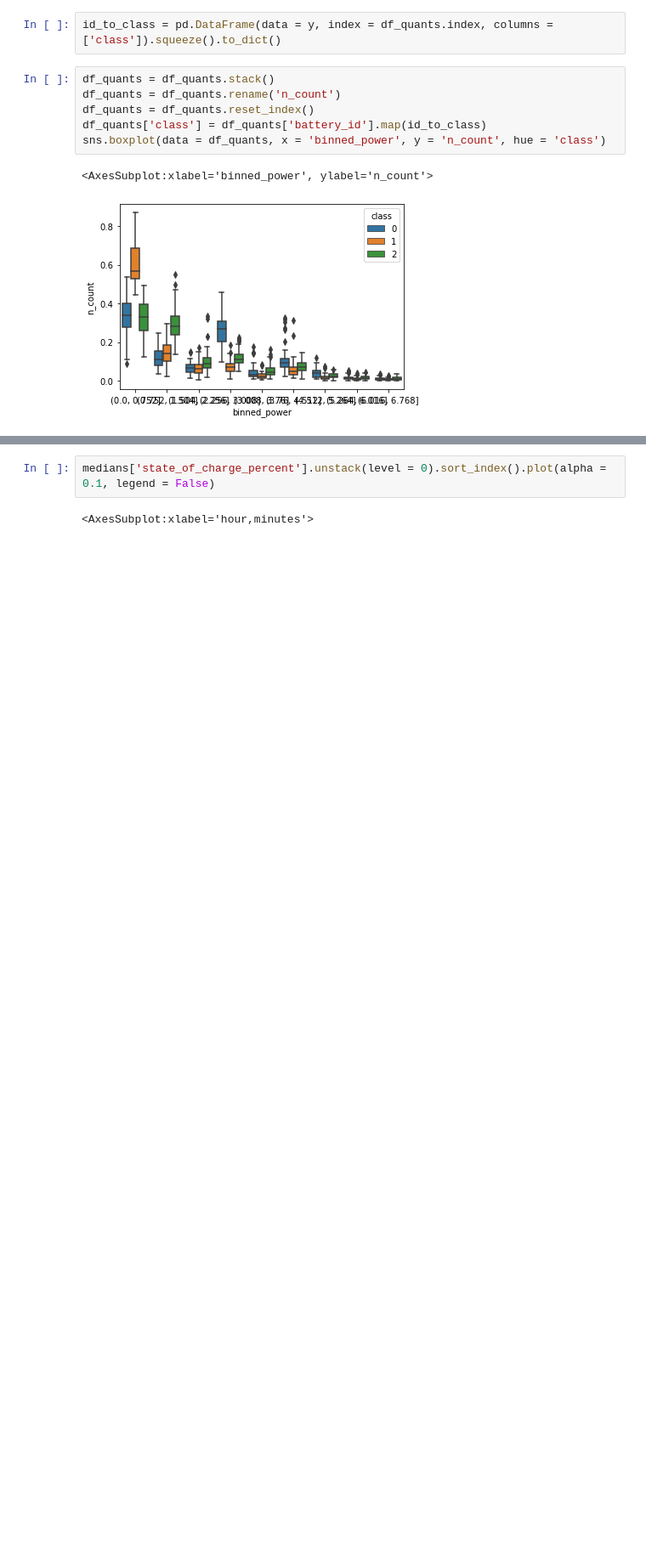
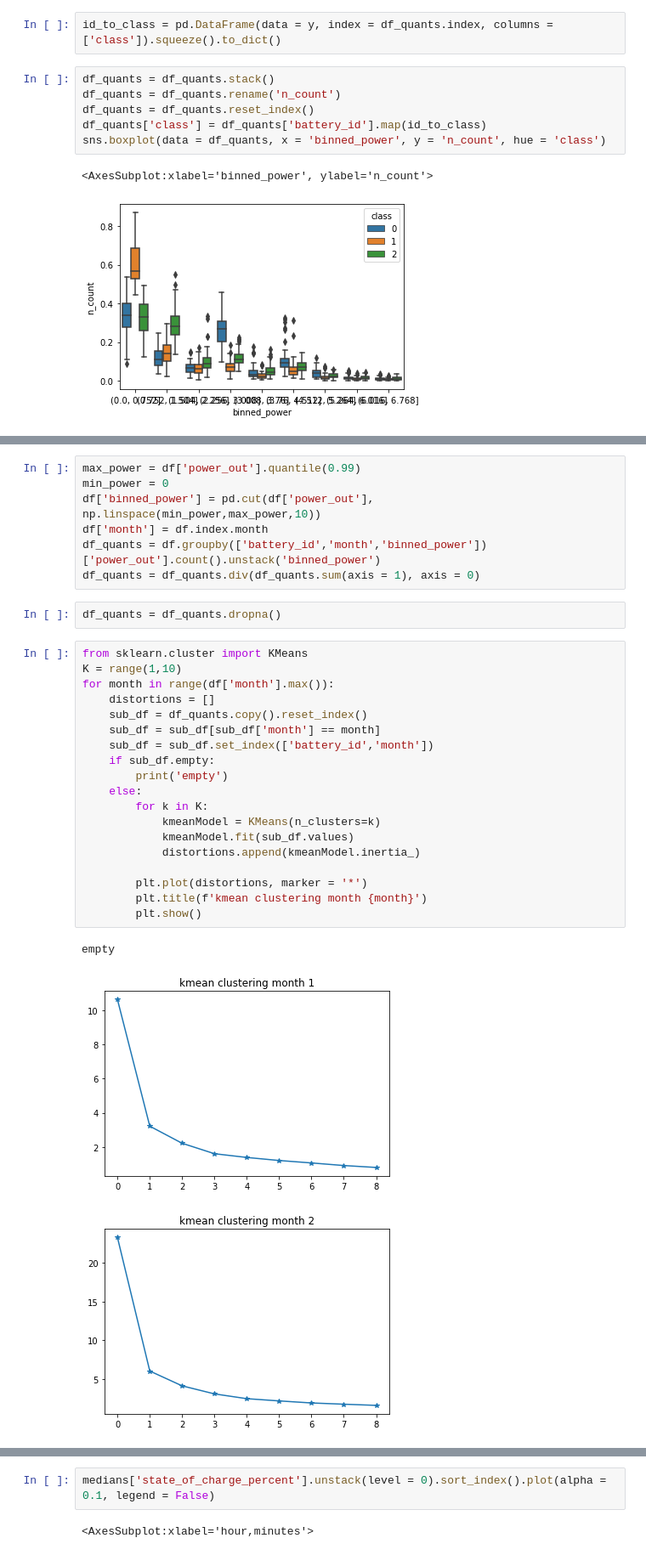
Before and after one commit to EliasGaliounas/BatteryDevBBoxx, a Jupyter notebook: notebooks/3_mvp3.ipynb, the cells around one changed output, grey strips where cells are left out. Shown at 85% size. Drawn from its saved outputs; the diff is of its cells as text; blank space fills up the shorter version.

```diff
--- a/notebooks/3_mvp3.ipynb
+++ b/notebooks/3_mvp3.ipynb
@@ -231,0 +165,32 @@ plot 2
+# %%
+max_power = df['power_out'].quantile(0.99)
+min_power = 0
+df['binned_power'] = pd.cut(df['power_out'], np.linspace(min_power,max_power,10))
+df['month'] = df.index.month
+df_quants = df.groupby(['battery_id','month','binned_power'])['power_out'].count().unstack('binned_power')
+df_quants = df_quants.div(df_quants.sum(axis = 1), axis = 0)
+# %%
+df_quants = df_quants.dropna()
+# %%
+from sklearn.cluster import KMeans
+K = range(1,10)
+for month in range(df['month'].max()):
+    distortions = []
+    sub_df = df_quants.copy().reset_index()
+    sub_df = sub_df[sub_df['month'] == month]
+    sub_df = sub_df.set_index(['battery_id','month'])
+    if sub_df.empty:
+        print('empty')
+    else:
+        for k in K:
+            kmeanModel = KMeans(n_clusters=k)
+            kmeanModel.fit(sub_df.values)
+            distortions.append(kmeanModel.inertia_)
+
+        plt.plot(distortions, marker = '*')
+        plt.title(f'kmean clustering month {month}')
+        plt.show()
+# %% [output]
+empty
+[figure, added]
+[figure, added]
```
Also changed, not shown: parts of 36 cells of this notebook, 13 other files.
